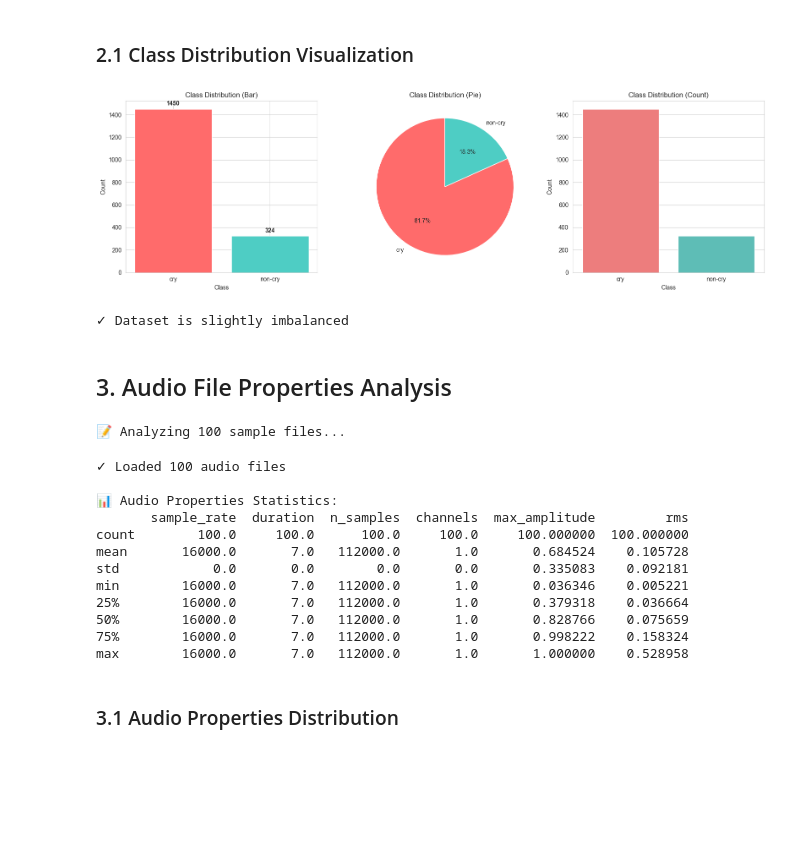
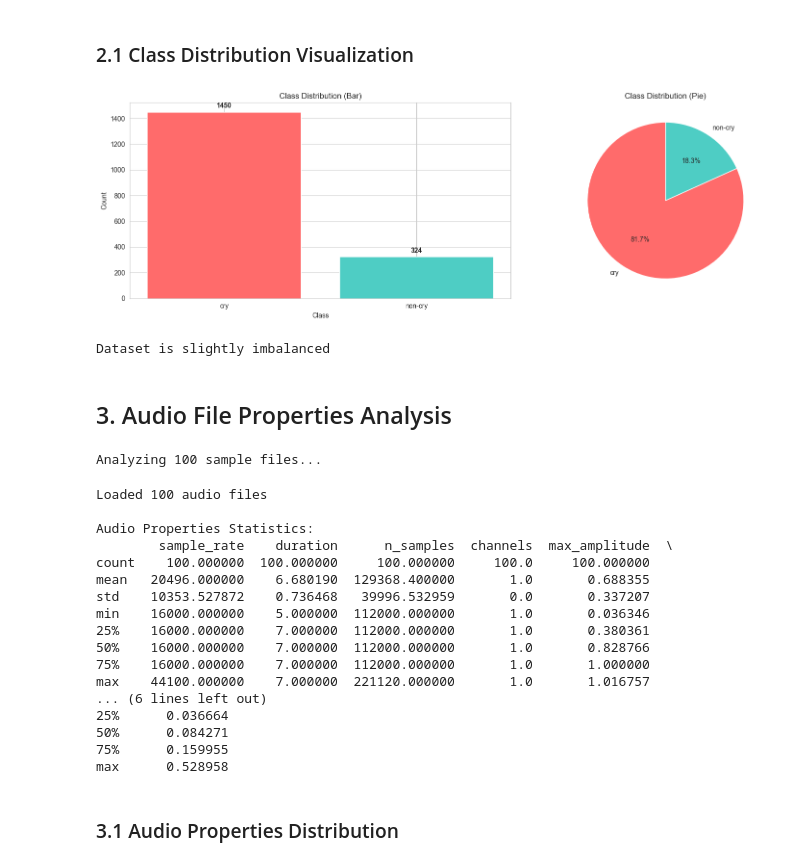
Before and after one commit to NusratNiha1/CSE299, a Jupyter notebook: notebooks/eda_preprocessing_visualization.ipynb, the cells around one changed output. Cells and saved outputs as stored; diff of their text form; code cells hidden in the pictures; blank space fills up the shorter version.

```diff
--- a/notebooks/eda_preprocessing_visualization.ipynb
+++ b/notebooks/eda_preprocessing_visualization.ipynb
@@ -49,18 +36,18 @@ print(f"✓ Working directory: {Path.cwd()}")
 ## 2. Load Dataset Metadata
 # %%
 # Dataset paths
-CRY_DIR = Path("Dataset/balanced/cry")
-NONCRY_DIR = Path("Dataset/balanced/non-cry")
+CRY_DIR = Path("Dataset/cry")
+NONCRY_DIR = Path("Dataset/non-cry")
 
 # Collect all file paths
 cry_files = sorted(list(CRY_DIR.glob("*.wav")))
-noncry_files = sorted(list(NONCRY_DIR.glob("*.wav")))
+noncry_files = sorted([f for f in NONCRY_DIR.glob("*") if f.suffix in [".wav", ".ogg"]])
 
-print(f"📊 Dataset Summary:")
-print(f"   Cry samples: {len(cry_files)}")
-print(f"   Non-cry samples: {len(noncry_files)}")
-print(f"   Total: {len(cry_files) + len(noncry_files)}")
-print(f"   Balance ratio: {len(cry_files) / len(noncry_files):.3f}")
+print(f"Dataset Summary:")
+print(f"Cry samples: {len(cry_files)}")
+print(f"Non-cry samples: {len(noncry_files)}")
+print(f"Total: {len(cry_files) + len(noncry_files)}")
+print(f"Balance ratio: {len(cry_files) / len(noncry_files):.3f}")
 
 # Create dataframe
 data = []
@@ -89,36 +76,31 @@ df.head()
 # %% [markdown]
 ### 2.1 Class Distribution Visualization
 # %%
-fig, axes = plt.subplots(1, 3, figsize=(16, 5))
+fig, axes = plt.subplots(1, 2, figsize=(16, 5))
 
 # Bar plot
 class_counts = df['class'].value_counts()
 axes[0].bar(class_counts.index, class_counts.values, color=['#ff6b6b', '#4ecdc4'])
 axes[0].set_ylabel('Count')
 axes[0].set_title('Class Distribution (Bar)')
 axes[0].set_xlabel('Class')
 for i, v in enumerate(class_counts.values):
     axes[0].text(i, v + 20, str(v), ha='center', va='bottom', fontweight='bold')
 
 # Pie chart
 colors = ['#ff6b6b', '#4ecdc4']
 axes[1].pie(class_counts.values, labels=class_counts.index, autopct='%1.1f%%',
             colors=colors, startangle=90)
 axes[1].set_title('Class Distribution (Pie)')
 
-# Count plot with seaborn
-sns.countplot(data=df, x='class', ax=axes[2], palette=['#ff6b6b', '#4ecdc4'])
-axes[2].set_title('Class Distribution (Count)')
-axes[2].set_ylabel('Count')
-axes[2].set_xlabel('Class')
 
 plt.tight_layout()
 plt.show()
 
-print(f"✓ Dataset is {'balanced' if abs(len(cry_files) - len(noncry_files)) < 50 else 'slightly imbalanced'}")
+print(f"Dataset is {'balanced' if abs(len(cry_files) - len(noncry_files)) < 50 else 'slightly imbalanced'}")
 # %% [output]
-[figure, old version]
+[figure, new version]
-✓ Dataset is slightly imbalanced
+Dataset is slightly imbalanced
 # %% [markdown]
 ## 3. Audio File Properties Analysis
 # %%
@@ -128,7 +110,7 @@ sample_df = df.sample(n=sample_size, random_state=42)
 
 # Collect audio properties
 audio_props = []
-print(f"📝 Analyzing {sample_size} sample files...")
+print(f"Analyzing {sample_size} sample files...")
 
 for _, row in tqdm(sample_df.iterrows(), total=len(sample_df), desc="Loading audio"):
     try:
@@ -148,25 +130,30 @@ for _, row in tqdm(sample_df.iterrows(), total=len(sample_df), desc="Loading aud
         print(f"Error loading {row['filename']}: {e}")
 
 props_df = pd.DataFrame(audio_props)
-print(f"✓ Loaded {len(props_df)} audio files")
+print(f"Loaded {len(props_df)} audio files")
 
 # Display statistics
-print("\n📊 Audio Properties Statistics:")
+print("\nAudio Properties Statistics:")
 print(props_df.describe())
 # %% [output]
-📝 Analyzing 100 sample files...
+Analyzing 100 sample files...
-✓ Loaded 100 audio files
+Loaded 100 audio files
 
-📊 Audio Properties Statistics:
-       sample_rate  duration  n_samples  channels  max_amplitude         rms
-count        100.0     100.0      100.0     100.0     100.000000  100.000000
-mean       16000.0       7.0   112000.0       1.0       0.684524    0.105728
-std            0.0       0.0        0.0       0.0       0.335083    0.092181
-min        16000.0       7.0   112000.0       1.0       0.036346    0.005221
-25%        16000.0       7.0   112000.0       1.0       0.379318    0.036664
-50%        16000.0       7.0   112000.0       1.0       0.828766    0.075659
-75%        16000.0       7.0   112000.0       1.0       0.998222    0.158324
-max        16000.0       7.0   112000.0       1.0       1.000000    0.528958
+Audio Properties Statistics:
+        sample_rate    duration      n_samples  channels  max_amplitude  \
+count    100.000000  100.000000     100.000000     100.0     100.000000
+mean   20496.000000    6.680190  129368.400000       1.0       0.688355
+std    10353.527872    0.736468   39996.532959       0.0       0.337207
+min    16000.000000    5.000000  112000.000000       1.0       0.036346
+25%    16000.000000    7.000000  112000.000000       1.0       0.380361
+50%    16000.000000    7.000000  112000.000000       1.0       0.828766
+75%    16000.000000    7.000000  112000.000000       1.0       1.000000
+max    44100.000000    7.000000  221120.000000       1.0       1.016757
+... (6 lines left out)
+25%      0.036664
+50%      0.084271
+75%      0.159955
+max      0.528958
 # %% [markdown]
 ### 3.1 Audio Properties Distribution
 # %%
```
Also changed, not shown: parts of 21 cells of this notebook, 2 other files.
